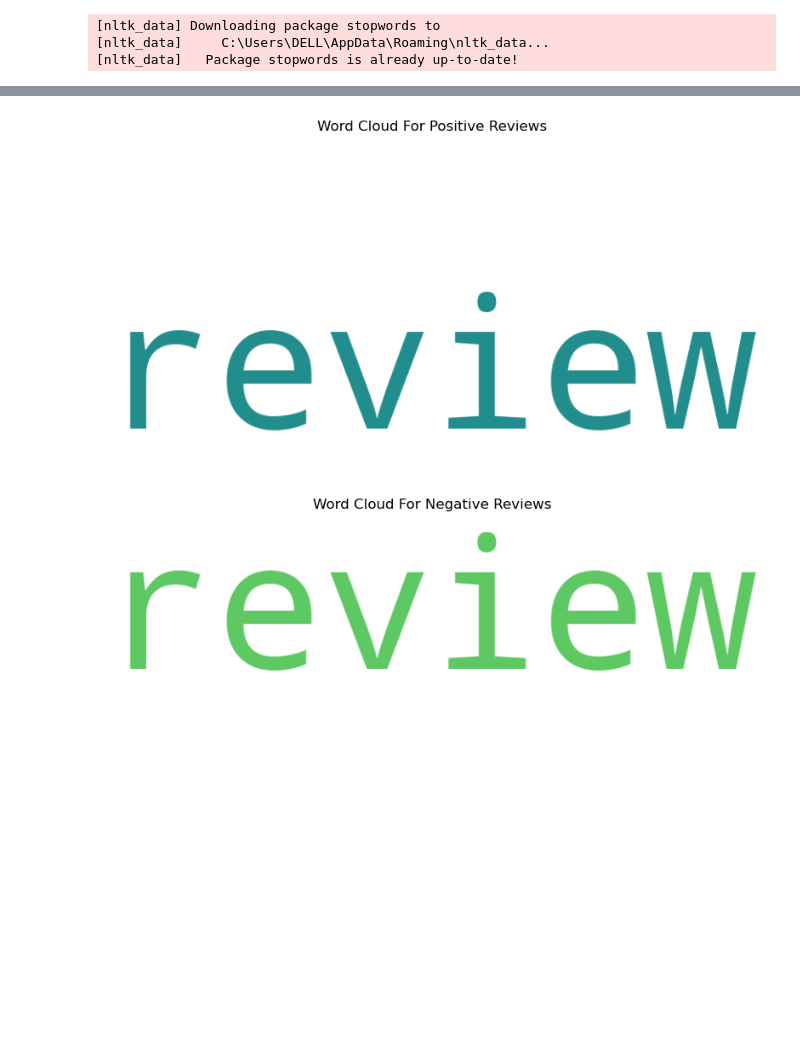
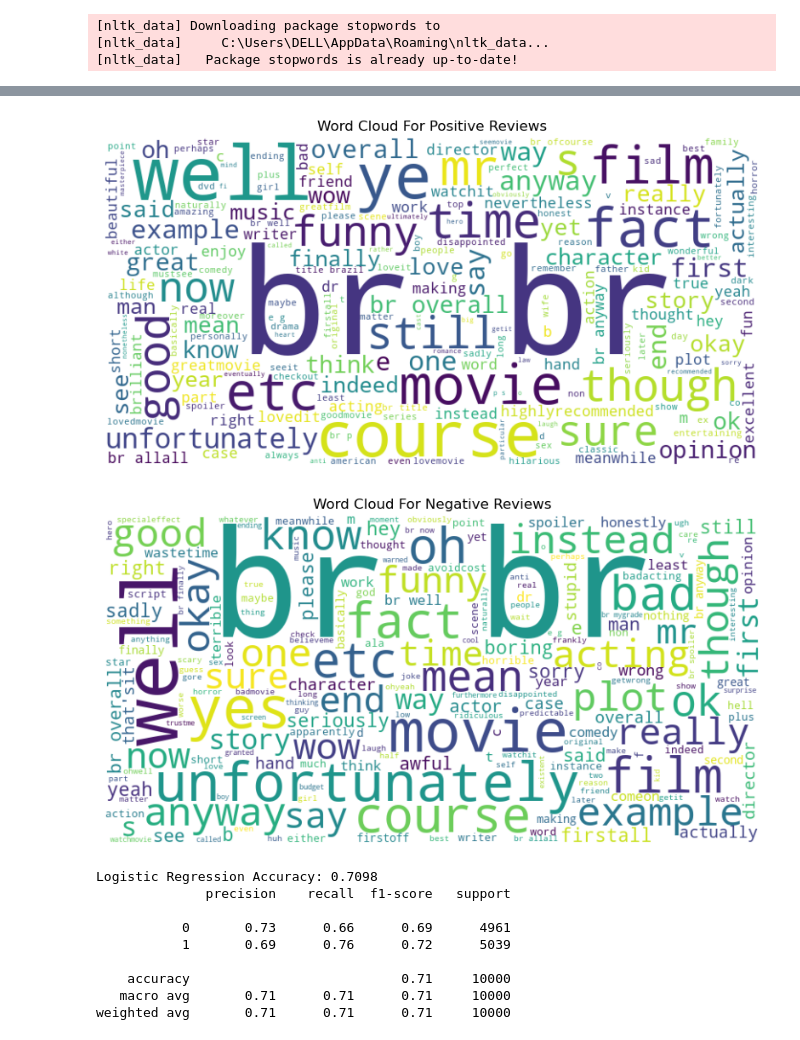
Before and after one commit to nayaalbarazi/text-sentiment-classification, a Jupyter notebook: Untitled6.ipynb, the cells around one changed output, grey strips where cells are left out. Drawn from its saved outputs; the diff is of its cells as text; code cells hidden in the pictures; blank space fills up the shorter version.

```diff
--- a/Untitled6.ipynb
+++ b/Untitled6.ipynb
@@ -25,8 +25,6 @@ print(df['sentiment'].value_counts())
 
 # Convert to lowercase
 df['review'] = df['review'].str.lower()
-
-
 # Remove stopwords
 stop = set(stopwords.words('english'))
 df['review'] = df['review'].apply(lambda X:''.join([word for word in X.split() if word not in stop]))
@@ -37,7 +35,7 @@ df['sentiment'] = df['sentiment'].map({'positive':1,'negative':0})
 
 
 # Generate word clouds
-pos_text = ''.join(df[df['sentiment']==1][['review']])
+pos_text = ' '.join(df[df['sentiment']==1]['review'])
 wordcloud_pos = WordCloud(width=800,height=400,background_color='white').generate(pos_text)
 
 plt.figure(figsize=(10,5))
@@ -46,7 +44,7 @@ plt.axis('off')
 plt.title('Word Cloud For Positive Reviews')
 plt.show()
 
-neg_text =''.join(df[df['sentiment']==0][['review']])
+neg_text =' '.join(df[df['sentiment']==0]['review'])
 wordcloud_neg = WordCloud(width=800, height=400, background_color='white').generate(neg_text)
 
 plt.figure(figsize=(10,5))
@@ -54,19 +52,16 @@ plt.imshow(wordcloud_neg, interpolation='bilinear')
 plt.axis('off')
 plt.title('Word Cloud For Negative Reviews')
 plt.show()
-
-
 # Train Test Split
-x = df['review']
+X = df['review']
 y = df['sentiment']
-X_train, X_test, y_train, y_test = train_test_split(x,y, test_size=0.2, random_state=42)
+X_train, X_test, y_train, y_test = train_test_split(X,y, test_size=0.2, random_state=42)
 
 
 # Vectorize text
 vectorizer = TfidfVectorizer(max_features=5000)
 X_train_vec = vectorizer.fit_transform(X_train)
-X_test_vec = vectorizer.fit_transform(X_test)
-
+X_test_vec = vectorizer.transform(X_test)
 # Logistic Regression model
 lr = LogisticRegression()
 lr.fit(X_train_vec, y_train)
@@ -75,7 +70,7 @@ lr.fit(X_train_vec, y_train)
 y_pred_lr = lr.predict (X_test_vec)
 
 # Evaluate
-print('Logistic Regression Accuracy: ' + str(accuracy_Score(y_test, y_pred_lr)))
+print('Logistic Regression Accuracy: ' + str(accuracy_score(y_test, y_pred_lr)))
 print(classification_report(y_test, y_pred_lr))
 
 ConfusionMatrixDisplay.from_predictions(y_test, y_pred_lr, cmap='Blues')
@@ -83,42 +78,52 @@ plt.title('Logistic Regression Confusion Matrix')
 plt.show()
 
 
+#
 # SVM
 svm = SVC()
-
+svm.fit(X_train_vec, y_train)
 # Predict
 y_pred_svm = svm.predict(X_test_vec)
 
 # Evaluate
 print("SVM Accuracy: " + str(accuracy_score(y_test, y_pred_svm)))
 print(classification_report(y_test, y_pred_svm))
 
 ConfusionMatrixDisplay.from_predictions(y_test, y_pred_svm, cmap='Greens')
-plt.tile("SVM Confusion Matrix")
+plt.title("SVM Confusion Matrix")
 plt.show()
 # %% [output]
 [nltk_data] Downloading package stopwords to
 [nltk_data]     C:\Users\DELL\AppData\Roaming\nltk_data...
 [nltk_data]   Package stopwords is already up-to-date!
                                               review sentiment
 0  One of the other reviewers has mentioned that ...  positive
 1  A wonderful little production. <br /><br />The...  positive
 2  I thought this was a wonderful way to spend ti...  positive
 3  Basically there's a family where a little boy ...  negative
 4  Petter Mattei's "Love in the Time of Money" is...  positive
 5  Probably my all-time favorite movie, a story o...  positive
 6  I sure would like to see a resurrection of a u...  positive
 7  This show was an amazing, fresh & innovative i...  negative
 8  Encouraged by the positive comments about this...  negative
 9  If you like original gut wrenching laughter yo...  positive
                                                    review sentiment
 count                                               50000     50000
 unique                                              49582         2
 top     Loved today's show!!! It was a variety and not...  positive
 freq                                                    5     25000
 sentiment
 positive    25000
 negative    25000
 Name: count, dtype: int64
-[figure, old version]
+[figure, new version]
-[figure, old version]
+[figure, new version]
+Logistic Regression Accuracy: 0.7098
+              precision    recall  f1-score   support
+
+           0       0.73      0.66      0.69      4961
+           1       0.69      0.76      0.72      5039
+
+    accuracy                           0.71     10000
+   macro avg       0.71      0.71      0.71     10000
+weighted avg       0.71      0.71      0.71     10000
```
Also changed, not shown: parts of 1 cell of this notebook.
